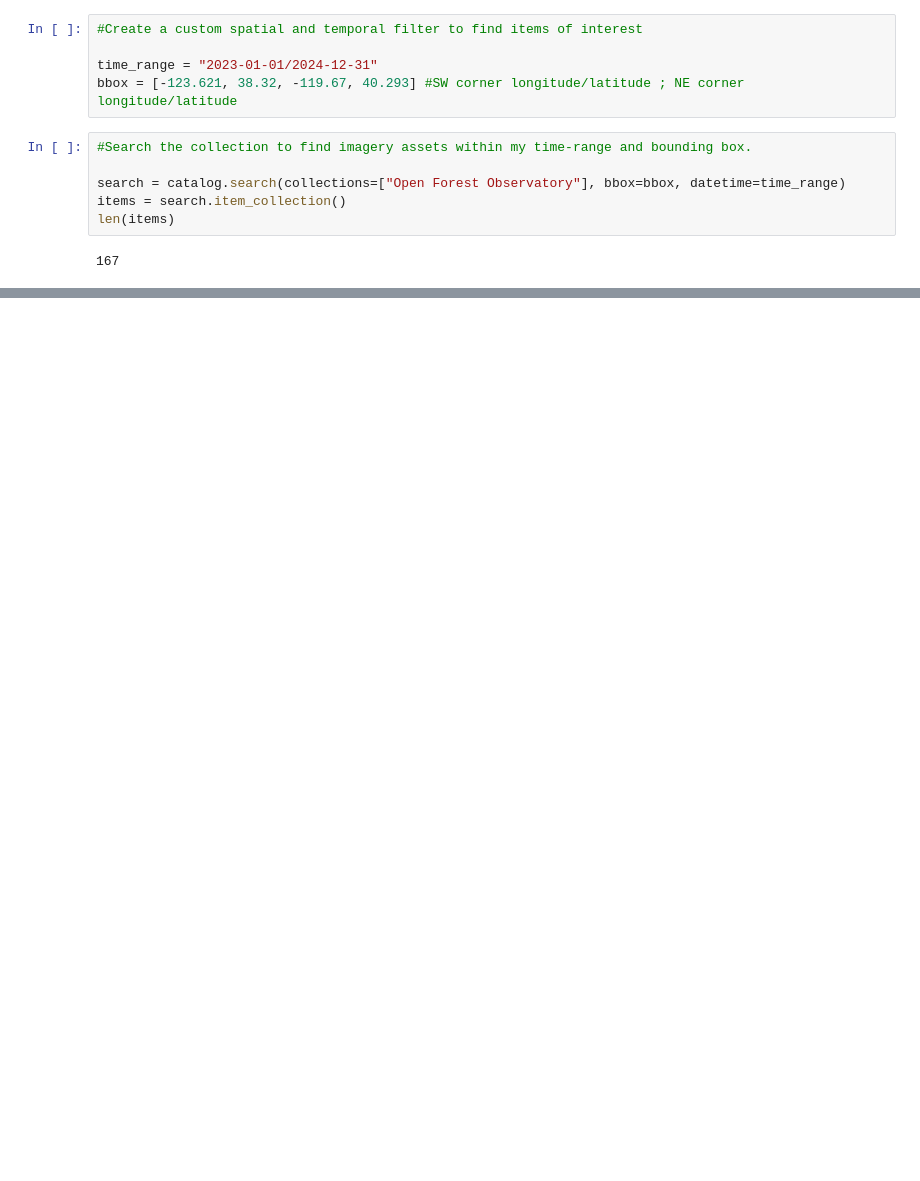
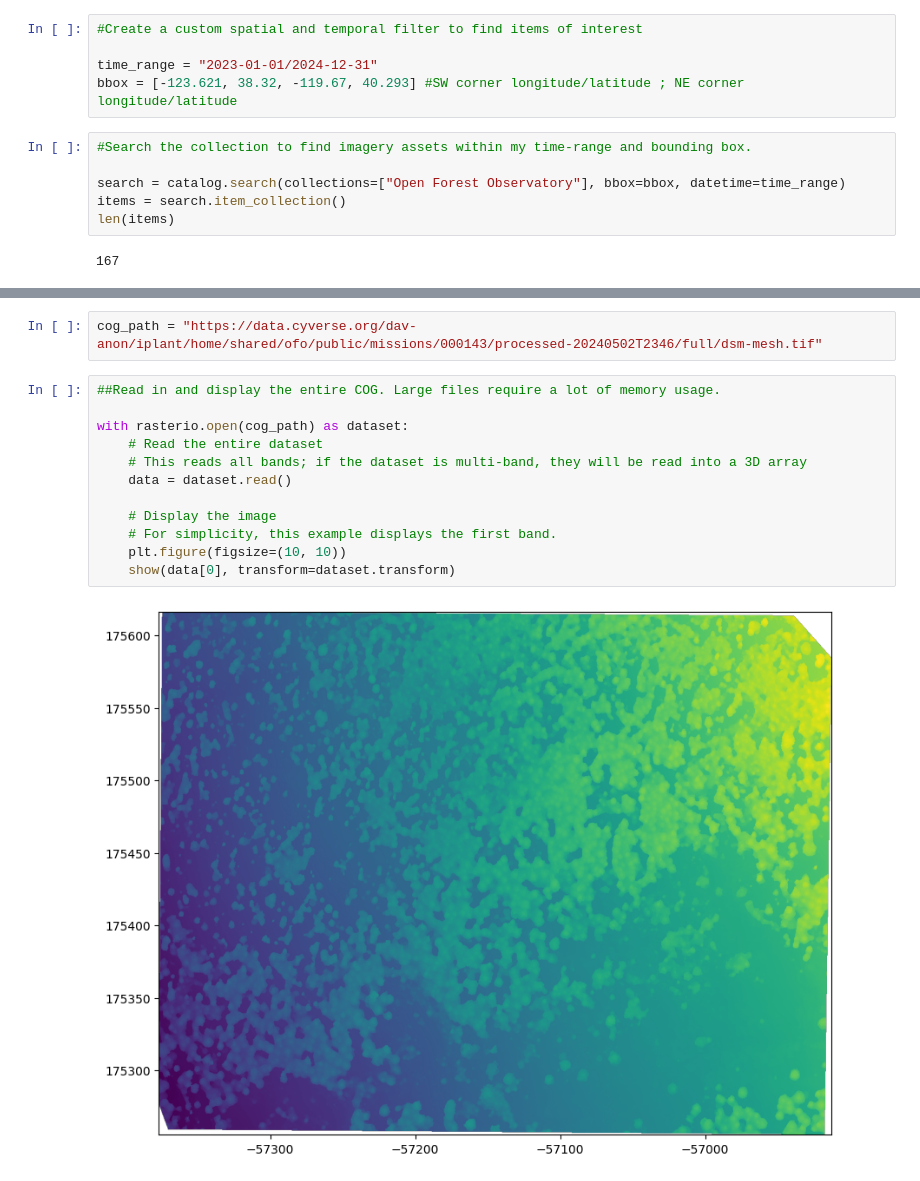
Before and after one commit to open-forest-observatory/stac, a Jupyter notebook: scripts/STAC_API.ipynb, the cells around one changed output, grey strips where cells are left out. Cells and saved outputs as stored; diff of their text form; blank space fills up the shorter version.

```diff
--- a/scripts/STAC_API.ipynb
+++ b/scripts/STAC_API.ipynb
@@ -169,0 +281,16 @@ license : CC-BY-SA-4.0
+# %%
+cog_path = "https://data.cyverse.org/dav-anon/iplant/home/shared/ofo/public/missions/000143/processed-20240502T2346/full/dsm-mesh.tif"
+# %%
+##Read in and display the entire COG. Large files require a lot of memory usage.
+
+with rasterio.open(cog_path) as dataset:
+    # Read the entire dataset
+    # This reads all bands; if the dataset is multi-band, they will be read into a 3D array
+    data = dataset.read()
+
+    # Display the image
+    # For simplicity, this example displays the first band.
+    plt.figure(figsize=(10, 10))
+    show(data[0], transform=dataset.transform)
+# %% [output]
+[figure, added]
```
Also changed, not shown: parts of 15 cells of this notebook.
